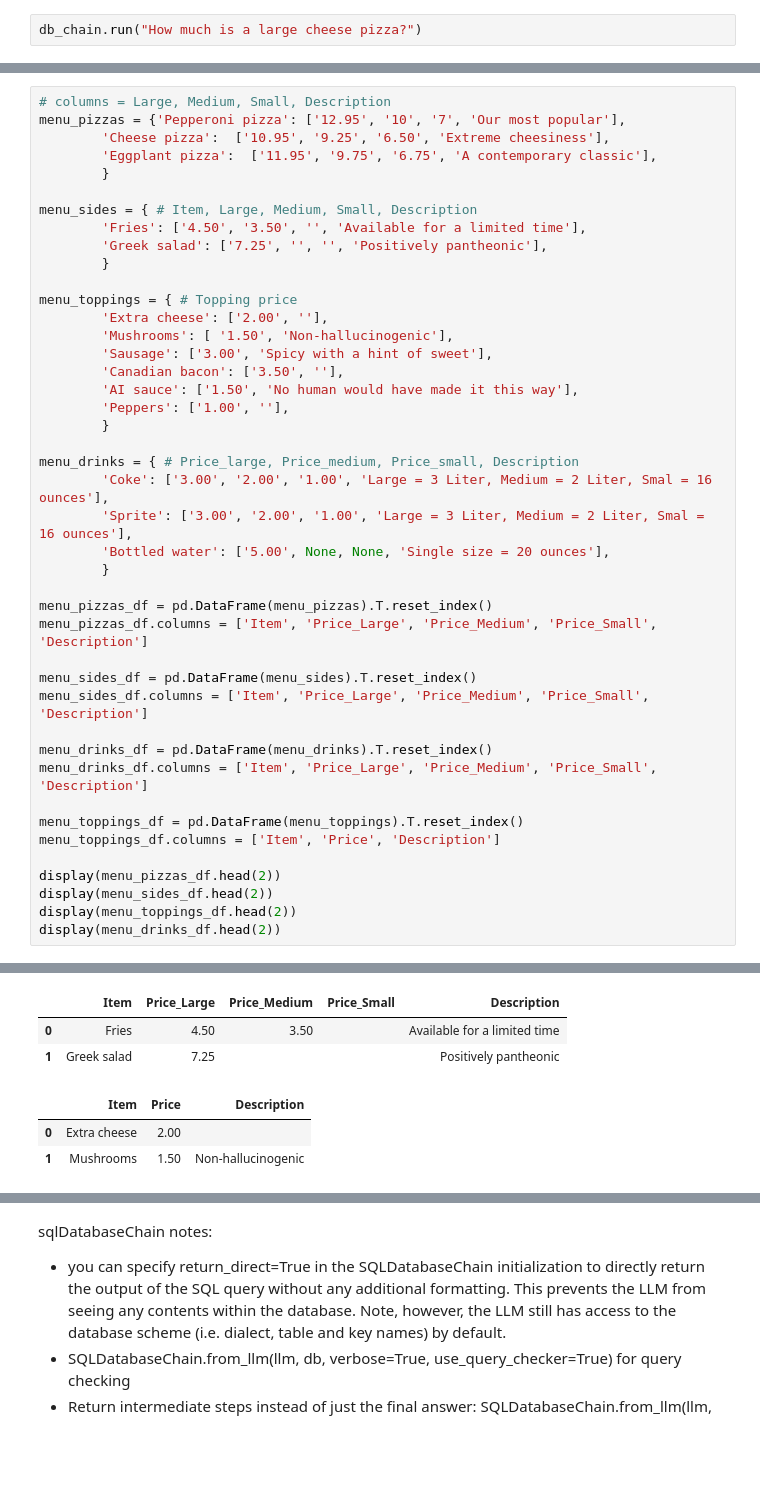
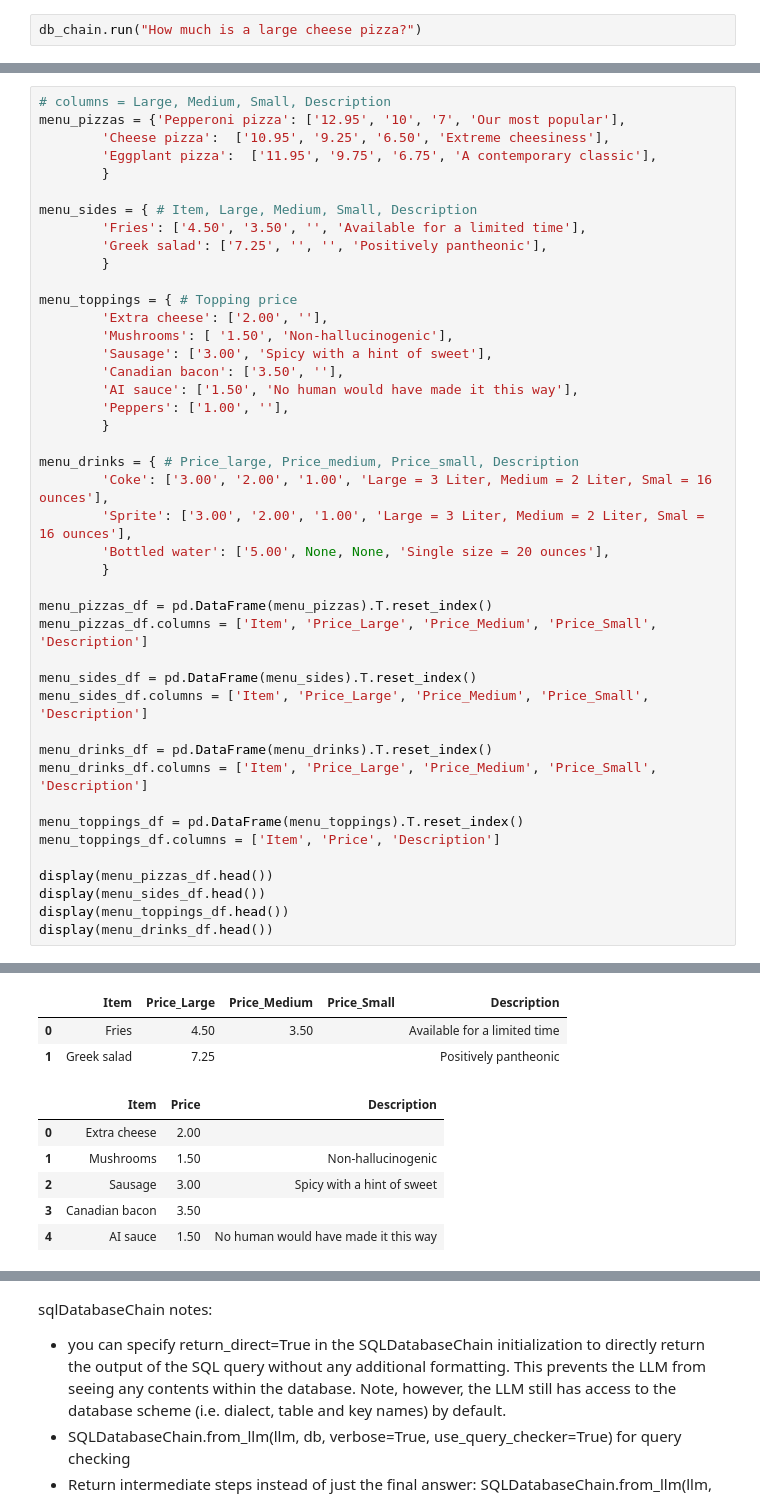
Before and after one commit to tweinzirl/chatGPT_practice, a Jupyter notebook: blog2/db_query.ipynb, the cells around one changed output, grey strips where cells are left out. Cells and saved outputs as stored; diff of their text form; blank space fills up the shorter version.

```diff
--- a/blog2/db_query.ipynb
+++ b/blog2/db_query.ipynb
@@ -175,10 +177,10 @@ menu_drinks_df.columns = ['Item', 'Price_Large', 'Price_Medium', 'Price_Small',
 menu_toppings_df = pd.DataFrame(menu_toppings).T.reset_index()
 menu_toppings_df.columns = ['Item', 'Price', 'Description']
 
-display(menu_pizzas_df.head(2))
-display(menu_sides_df.head(2))
-display(menu_toppings_df.head(2))
-display(menu_drinks_df.head(2))
+display(menu_pizzas_df.head())
+display(menu_sides_df.head())
+display(menu_toppings_df.head())
+display(menu_drinks_df.head())
 # %% [output]
 |  | Item | Price_Large | Price_Medium | Price_Small | Description |
 | 0 | Pepperoni pizza | 12.95 | 10 | 7 | Our most popular |
@@ -186,9 +189,12 @@ display(menu_drinks_df.head(2))
 |  | Item | Price_Large | Price_Medium | Price_Small | Description |
 | 0 | Fries | 4.50 | 3.50 |  | Available for a limited time |
 | 1 | Greek salad | 7.25 |  |  | Positively pantheonic |
 |  | Item | Price | Description |
 | 0 | Extra cheese | 2.00 |  |
 | 1 | Mushrooms | 1.50 | Non-hallucinogenic |
+| 2 | Sausage | 3.00 | Spicy with a hint of sweet |
+| 3 | Canadian bacon | 3.50 |  |
+| 4 | AI sauce | 1.50 | No human would have made it this way |
 |  | Item | Price_Large | Price_Medium | Price_Small | Description |
 | 0 | Coke | 3.00 | 2.00 | 1.00 | Large = 3 Liter, Medium = 2 Liter... |
 | 1 | Sprite | 3.00 | 2.00 | 1.00 | Large = 3 Liter, Medium = 2 Liter... |
```
Also changed, not shown: parts of 27 cells of this notebook, 1 other file.
